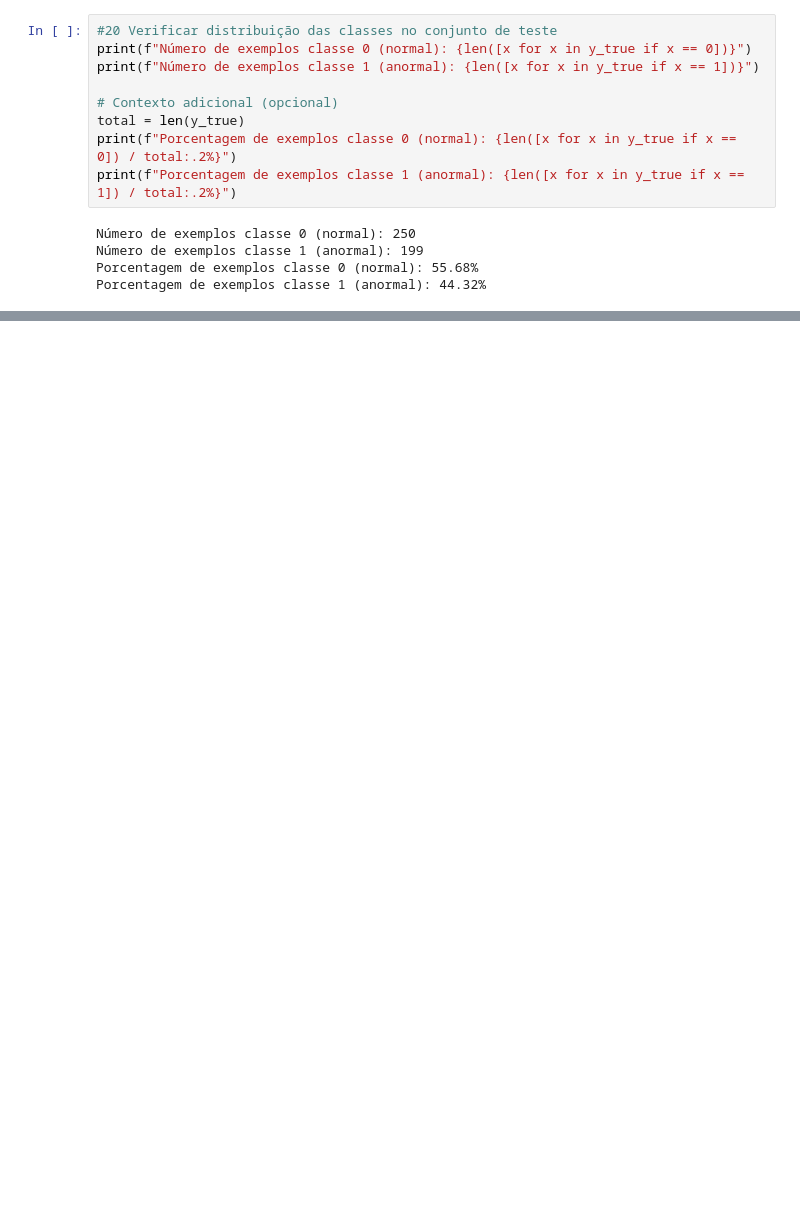
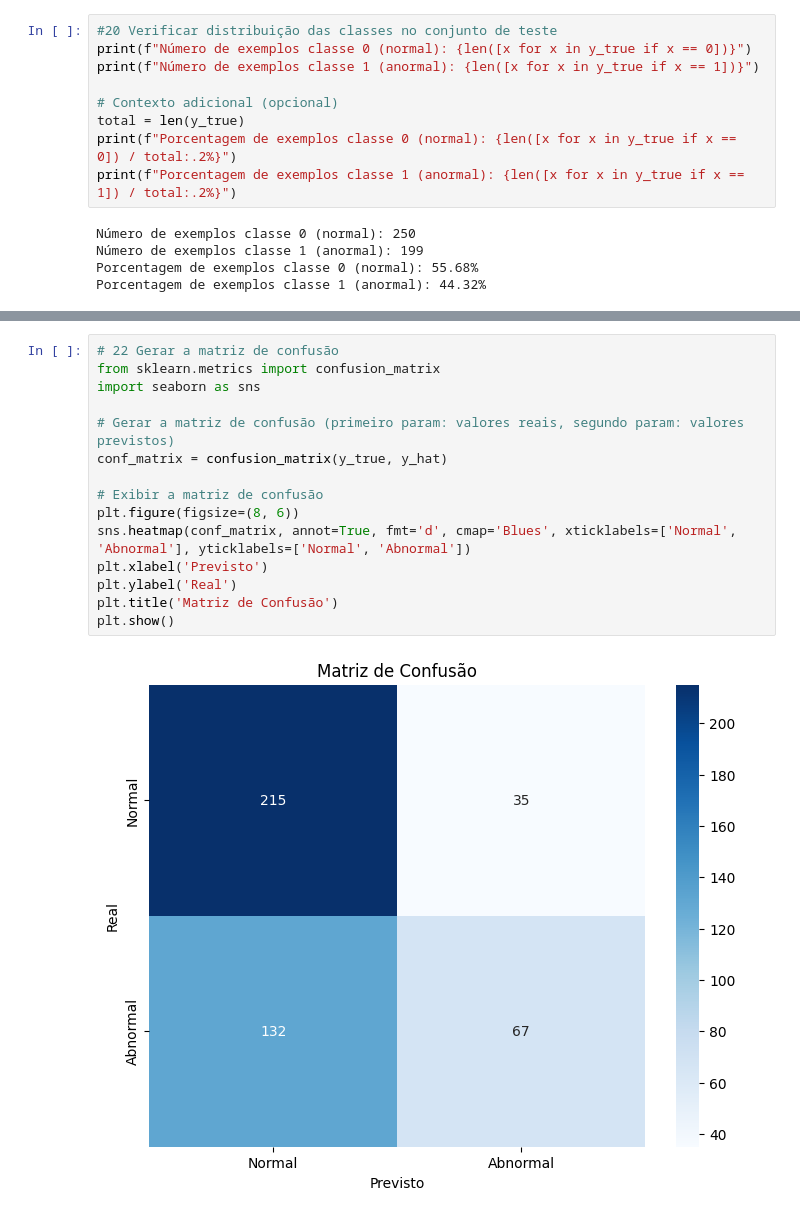
Before and after one commit to thallescotta/treinamento-cnn-3d, a Jupyter notebook: app-boa-avaliacao-190125.ipynb, the cells around one changed output, grey strips where cells are left out. Drawn from its saved outputs; the diff is of its cells as text; blank space fills up the shorter version.

```diff
--- a/app-boa-avaliacao-190125.ipynb
+++ b/app-boa-avaliacao-190125.ipynb
@@ -769,0 +820,17 @@ Porcentagem de exemplos classe 1 (anormal): 44.32%
+# %%
+# 22 Gerar a matriz de confusão
+from sklearn.metrics import confusion_matrix
+import seaborn as sns
+
+# Gerar a matriz de confusão (primeiro param: valores reais, segundo param: valores previstos)
+conf_matrix = confusion_matrix(y_true, y_hat)
+
+# Exibir a matriz de confusão
+plt.figure(figsize=(8, 6))
+sns.heatmap(conf_matrix, annot=True, fmt='d', cmap='Blues', xticklabels=['Normal', 'Abnormal'], yticklabels=['Normal', 'Abnormal'])
+plt.xlabel('Previsto')
+plt.ylabel('Real')
+plt.title('Matriz de Confusão')
+plt.show()
+# %% [output]
+[figure, added]
```
Also changed, not shown: parts of 17 cells of this notebook, 1 other file.
